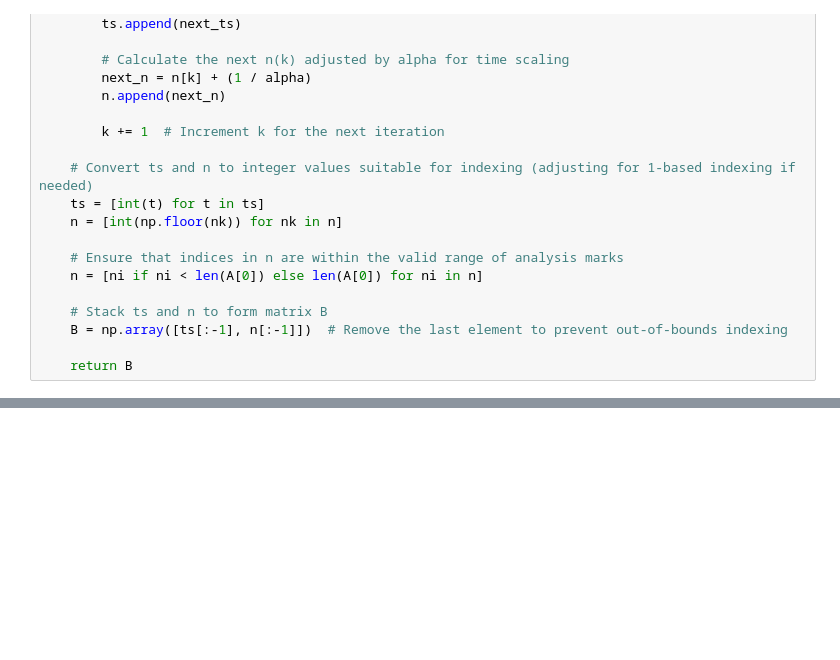
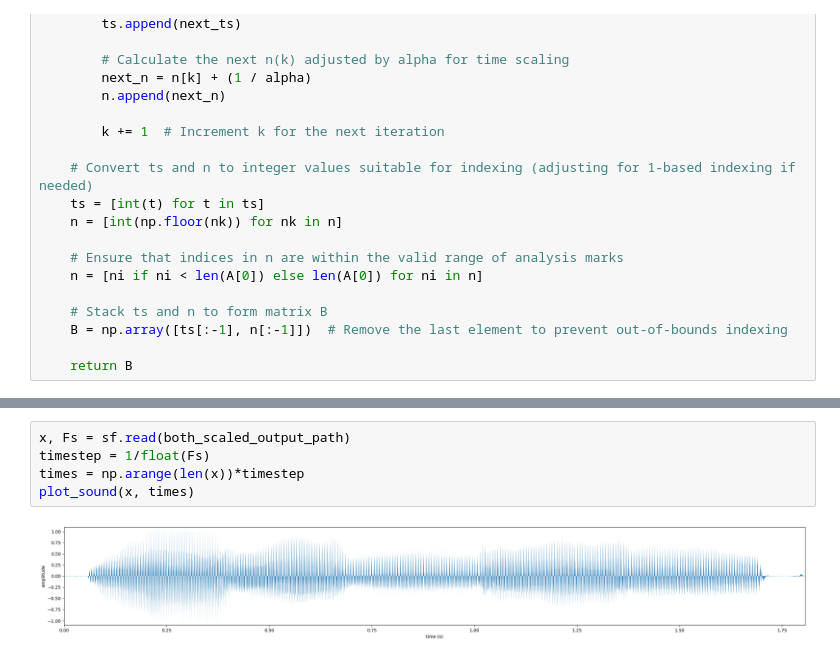
Before and after one commit to lmcastanedame/TSIA206_TP2_Spectral-and-temporal-modifications, a Jupyter notebook: data/template-TP-modifications.ipynb, the cells around one changed output, grey strips where cells are left out. Drawn from its saved outputs; the diff is of its cells as text; blank space fills up the shorter version.

```diff
--- a/data/template-TP-modifications.ipynb
+++ b/data/template-TP-modifications.ipynb
@@ -365,3 +555,10 @@ IPython.display.Audio(both_scaled_output_path)
 # %% [output]
 Time and Pitch Scaled Audio:
 [interactive output not drawn]
+# %%
+x, Fs = sf.read(both_scaled_output_path)
+timestep = 1/float(Fs)
+times = np.arange(len(x))*timestep
+plot_sound(x, times)
+# %% [output]
+[figure, added]
```
Also changed, not shown: parts of 8 cells of this notebook.
